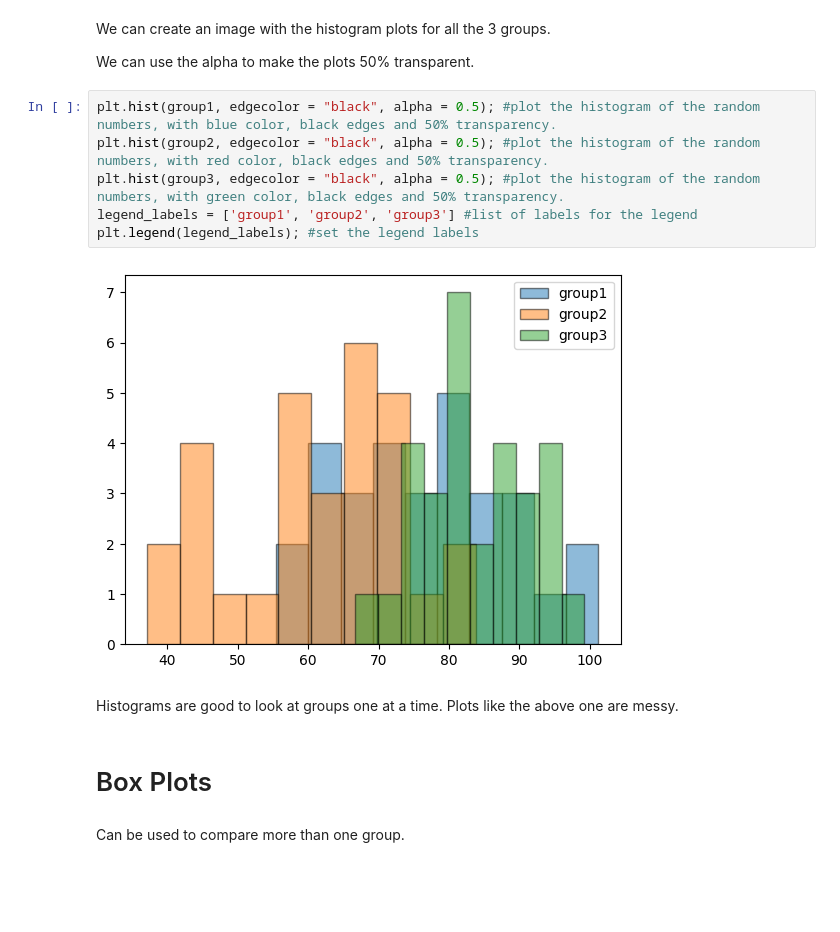
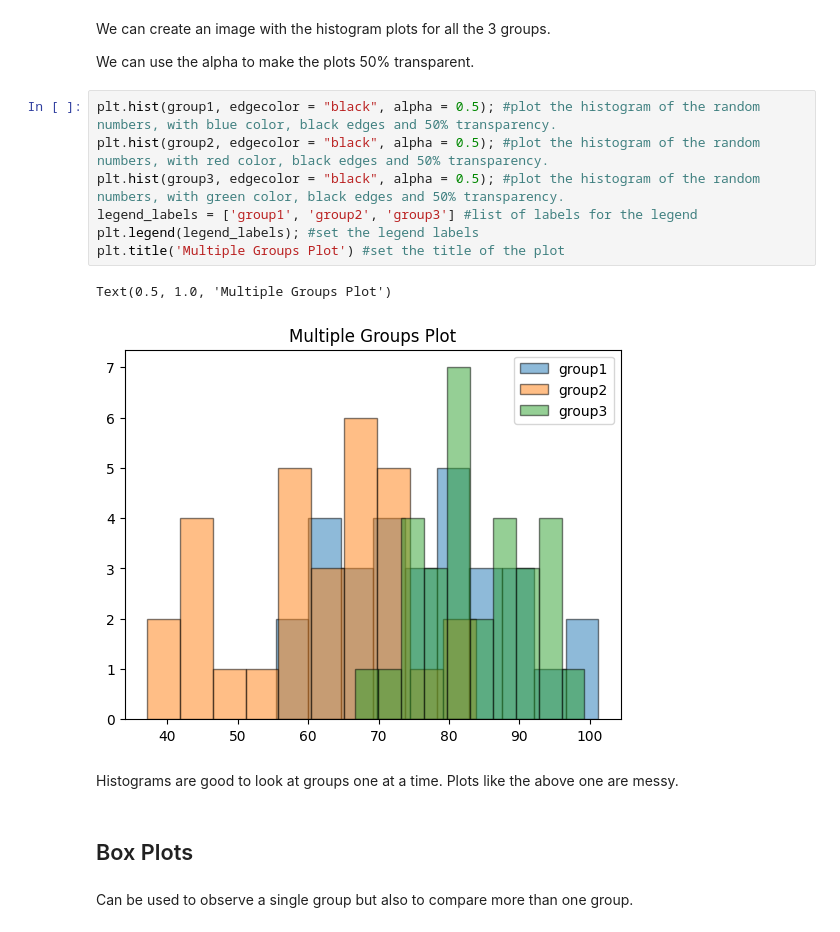
Before and after one commit to AnnaLoz28/principles_of_data_analytics, a Jupyter notebook: boxplots.ipynb, the cells around one changed output. Cells and saved outputs as stored; diff of their text form; blank space fills up the shorter version.

```diff
--- a/boxplots.ipynb
+++ b/boxplots.ipynb
@@ -123,14 +128,16 @@ We can use the alpha to make the plots 50% transparent.
 # %%
 plt.hist(group1, edgecolor = "black", alpha = 0.5); #plot the histogram of the random numbers, with blue color, black edges and 50% transparency.
 plt.hist(group2, edgecolor = "black", alpha = 0.5); #plot the histogram of the random numbers, with red color, black edges and 50% transparency.
 plt.hist(group3, edgecolor = "black", alpha = 0.5); #plot the histogram of the random numbers, with green color, black edges and 50% transparency.
 legend_labels = ['group1', 'group2', 'group3'] #list of labels for the legend
 plt.legend(legend_labels); #set the legend labels
+plt.title('Multiple Groups Plot') #set the title of the plot
 # %% [output]
+Text(0.5, 1.0, 'Multiple Groups Plot')
-[figure, old version]
+[figure, new version]
 # %% [markdown]
 Histograms are good to look at groups one at a time. Plots like the above one are messy.
 # %% [markdown]
-# Box Plots
+## Box Plots
 # %% [markdown]
-Can be used to compare more than one group.
+Can be used to observe a single group but also to compare more than one group.
```
Also changed, not shown: parts of 3 cells of this notebook.
